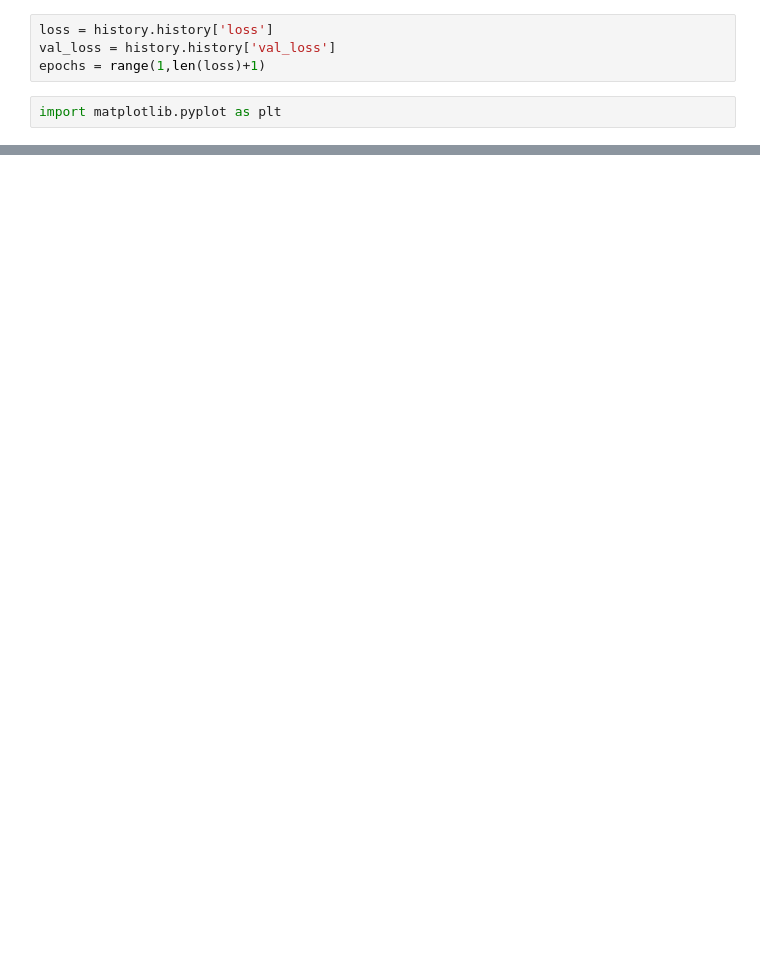
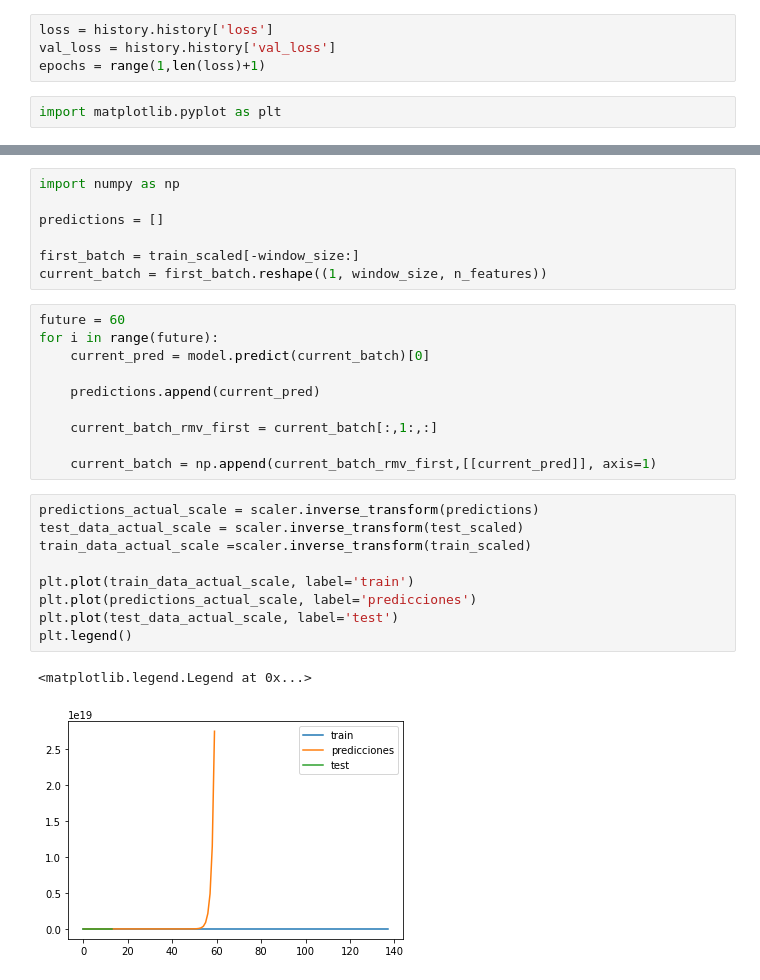
Before and after one commit to YeisonABL/COVID-19-con-python-2.0, a Jupyter notebook: Bogotá/Covid-19_bogota_casos_acumulados.ipynb, the cells around one changed output, grey strips where cells are left out. Saved outputs shown, nothing was run; the diff lists cells and outputs as text; blank space fills up the shorter version.

Commit message:
Predicciones y grafica.

```diff
--- a/Bogotá/Covid-19_bogota_casos_acumulados.ipynb
+++ b/Bogotá/Covid-19_bogota_casos_acumulados.ipynb
@@ -195,0 +204,29 @@ plt.show()
+# %%
+import numpy as np
+
+predictions = []
+
+first_batch = train_scaled[-window_size:]
+current_batch = first_batch.reshape((1, window_size, n_features))
+# %%
+future = 60
+for i in range(future):
+    current_pred = model.predict(current_batch)[0]
+
+    predictions.append(current_pred)
+
+    current_batch_rmv_first = current_batch[:,1:,:]
+
+    current_batch = np.append(current_batch_rmv_first,[[current_pred]], axis=1)
+# %%
+predictions_actual_scale = scaler.inverse_transform(predictions)
+test_data_actual_scale = scaler.inverse_transform(test_scaled)
+train_data_actual_scale =scaler.inverse_transform(train_scaled)
+
+plt.plot(train_data_actual_scale, label='train')
+plt.plot(predictions_actual_scale, label='predicciones')
+plt.plot(test_data_actual_scale, label='test')
+plt.legend()
+# %% [output]
+<matplotlib.legend.Legend at 0x...>
+[figure, added]
```
Also changed, not shown: parts of 16 cells of this notebook.
